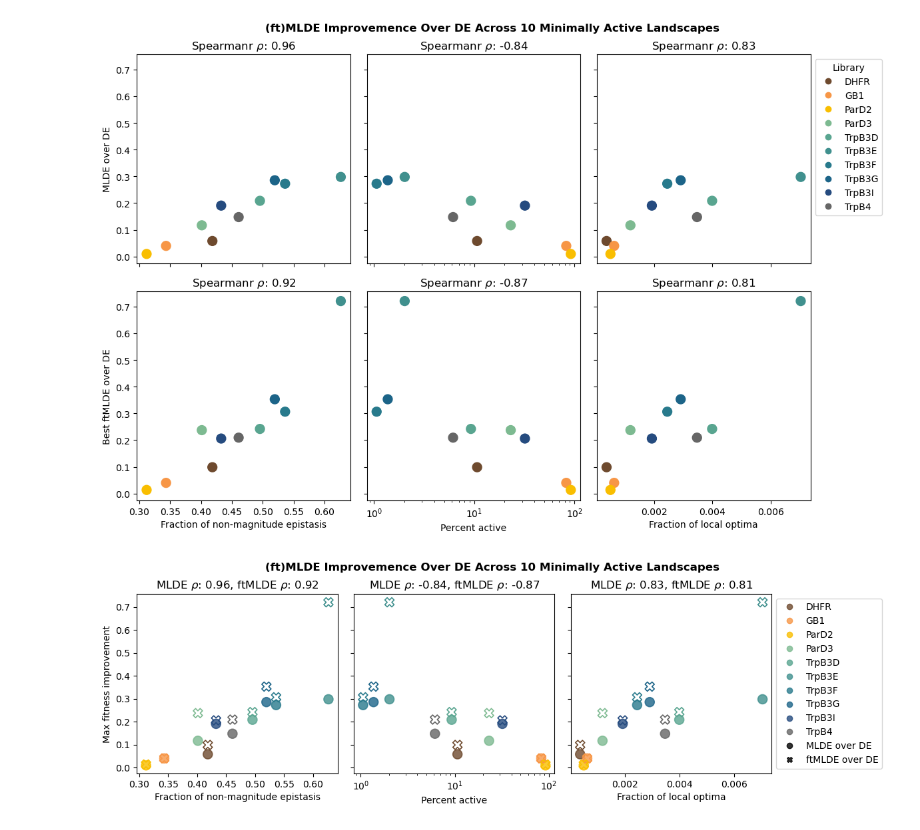
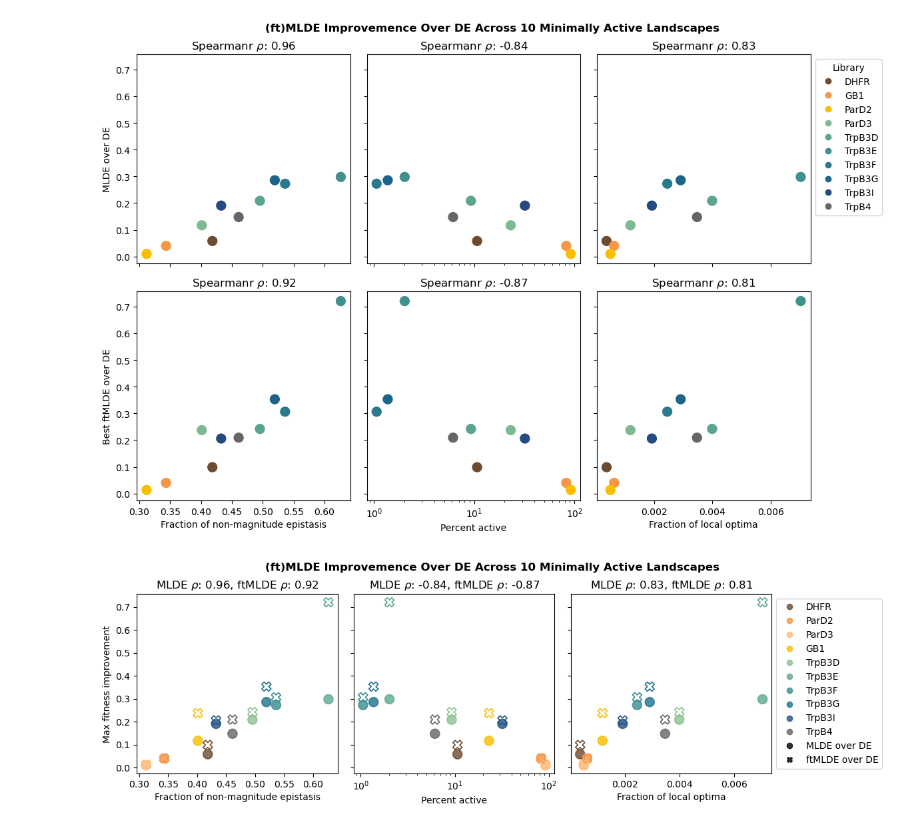
Before and after one commit to fhalab/SSMuLA, a Jupyter notebook: sandbox/plot_simple_corr.ipynb, the cells around one changed output. Saved outputs shown, nothing was run; the diff lists cells and outputs as text; code cells hidden in the pictures.

```diff
--- a/sandbox/plot_simple_corr.ipynb
+++ b/sandbox/plot_simple_corr.ipynb
@@ -244,13 +266,14 @@ _active_lib_list
 ACTLIB_COLORS = {
     n: c
     for (n, c) in zip(
-        sorted(merge_df["lib"].unique()),
+        merge_df.index,
         [
             PRESENTATION_PALETTE_SATURATE["brown"],
             PRESENTATION_PALETTE_SATURATE["orange"],
+            PRESENTATION_PALETTE_SATURATE["light_orange"],
             PRESENTATION_PALETTE_SATURATE["yellow"],
         ]
-        + sns.color_palette("crest", 6).as_hex()
+        + sns.color_palette("crest", 10).as_hex()[::2]
         + [PRESENTATION_PALETTE_SATURATE["gray"]],
     )
 }
@@ -672,108 +708,106 @@ plt.show()
 fig, ax = plt.subplots(1, 3, figsize=(12, 4), sharey=True)
 
 y = merge_df["top_maxes"] - merge_df["single_step_DE_mean_all"]
-y2 = best_ft -  merge_df["single_step_DE_mean_all"]
+y2 = best_ft - merge_df["single_step_DE_mean_all"]
 c = list(ACTLIB_COLORS.values())
 # factors = {"fraction_non-magnitude": , "percent_active": "Percent active", "frac_loc_opt_total": "Fraction of local optima"}
 
 # Scatter plot on the first axes
 # ax[0].errorbar(merge_df["fraction_non-magnitude"], y, yerr=de_std, fmt='o', c="gray", markersize=2)
 ax[0].scatter(
-    merge_df["fraction_non-magnitude"],
-    y,
-    c=c,
-    s=100,
-    alpha=0.8,
-    linewidth=1.2
+    merge_df["fraction_non-magnitude"], y, c=c, s=100, alpha=0.8, linewidth=1.2
 )
 ax[0].scatter(
     merge_df["fraction_non-magnitude"],
     y2,
     edgecolors=c,
-    facecolors='none',
+    facecolors="none",
     s=100,
     marker="X",
-    linewidth=1.2
+    linewidth=1.2,
 )
 ax[0].set_xlabel("Fraction of non-magnitude epistasis")
 ax[0].set_ylabel("Max fitness improvement")
-ax[0].set_title(r'MLDE $\rho$: {:.2f}, ftMLDE $\rho$: {:.2f}'.format(spearmanr(y, merge_df["fraction_non-magnitude"])[0], spearmanr(y2, merge_df["fraction_non-magnitude"])[0]))
+ax[0].set_title(
+    r"MLDE $\rho$: {:.2f}, ftMLDE $\rho$: {:.2f}".format(
+        spearmanr(y, merge_df["fraction_non-magnitude"])[0],
+        spearmanr(y2, merge_df["fraction_non-magnitude"])[0],
+    )
+)
 
 # Scatter plot on the second axes
+ax[1].scatter(merge_df["percent_active"], y, c=c, s=100, alpha=0.8, linewidth=1.2)
 ax[1].scatter(
-    merge_df["percent_active"], y, c=c, s=100, alpha=0.8, linewidth=1.2
-)
-ax[1].scatter(
-    merge_df["percent_active"], y2, edgecolors=c,
-    facecolors='none', s=100, marker="X", linewidth=1.2
+    merge_df["percent_active"],
+    y2,
+    edgecolors=c,
+    facecolors="none",
+    s=100,
+    marker="X",
+    linewidth=1.2,
 )
 ax[1].set_xscale("log")
 # ax[1].set_xlabel('fraction_non_magnitude')
 ax[1].set_xlabel("Percent active")
 # ax[1].set_title('fraction_non-magnitude vs delta MLDE and DE max fitness achieved')
 # ax[1].set_title(r'Spearmanr $\rho$: {:.2f}'.format(spearmanr(y, merge_df["percent_active"])[0]))
-ax[1].set_title(r'MLDE $\rho$: {:.2f}, ftMLDE $\rho$: {:.2f}'.format(spearmanr(y, merge_df["percent_active"])[0], spearmanr(y2, merge_df["percent_active"])[0]))
+ax[1].set_title(
+    r"MLDE $\rho$: {:.2f}, ftMLDE $\rho$: {:.2f}".format(
+        spearmanr(y, merge_df["percent_active"])[0],
+        spearmanr(y2, merge_df["percent_active"])[0],
+    )
+)
 
 # Scatter plot on the third axes
-ax[2].scatter(
-    merge_df["frac_loc_opt_total"],
-    y,
-    c=c,
-    s=100,
-    alpha=0.8,
-    linewidth=1.2
-)
+ax[2].scatter(merge_df["frac_loc_opt_total"], y, c=c, s=100, alpha=0.8, linewidth=1.2)
 ax[2].scatter(
     merge_df["frac_loc_opt_total"],
     y2,
     edgecolors=c,
-    facecolors='none',
+    facecolors="none",
     s=100,
     linewidth=1.2,
     marker="X",
 )
 ax[2].set_xlabel("Fraction of local optima")
 # ax[2].set_title(r'Spearmanr $\rho$: {:.2f}'.format(spearmanr(y, merge_df["frac_loc_opt_total"])[0]))
-ax[2].set_title(r'MLDE $\rho$: {:.2f}, ftMLDE $\rho$: {:.2f}'.format(spearmanr(y, merge_df["frac_loc_opt_total"])[0], spearmanr(y2, merge_df["frac_loc_opt_total"])[0]))
+ax[2].set_title(
+    r"MLDE $\rho$: {:.2f}, ftMLDE $\rho$: {:.2f}".format(
+        spearmanr(y, merge_df["frac_loc_opt_total"])[0],
+        spearmanr(y2, merge_df["frac_loc_opt_total"])[0],
+    )
+)
 
 legend_list = []  # To store legend handles
 
 for l, lc in ACTLIB_COLORS.items():
     legend_list.append(
-        Line2D(
-            [0],
-            [0],
-            marker="o",
-            linestyle="none",
-            color=lc,
-            label=l,
-            alpha=0.8
-        )
+        Line2D([0], [0], marker="o", linestyle="none", color=lc, label=l, alpha=0.8)
     )
 
 for marker, label in zip(["o", "X"], ["MLDE", "ftMLDE"]):
     legend_list.append(
         Line2D(
             [0],
             [0],
             marker=marker,
             linestyle="none",
             color="black",
             alpha=0.8,
             label=f"{label} over DE",
         )
     )
 
 ax[2].legend(handles=legend_list, loc="upper left", bbox_to_anchor=(1, 1))
 # ax[2].set_xlabel('MLDE and DE max fitness achieved')
 fig.suptitle(
     "(ft)MLDE Improvemence Over DE Across 10 Minimally Active Landscapes",
     fontsize=12,
     fontweight="bold",
     y=0.95,
 )
 # Show plot
 plt.tight_layout()
 plt.show()
 # %% [output]
-[figure, old version]
+[figure, new version]
```
Also changed, not shown: parts of 5 cells of this notebook, 4 other files.
